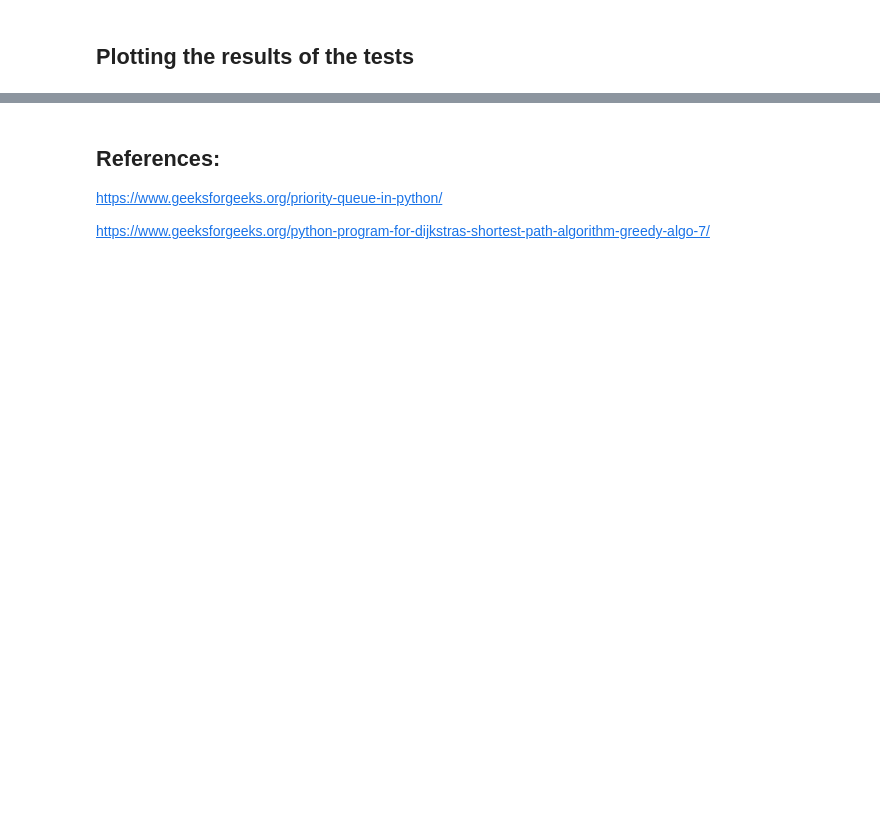
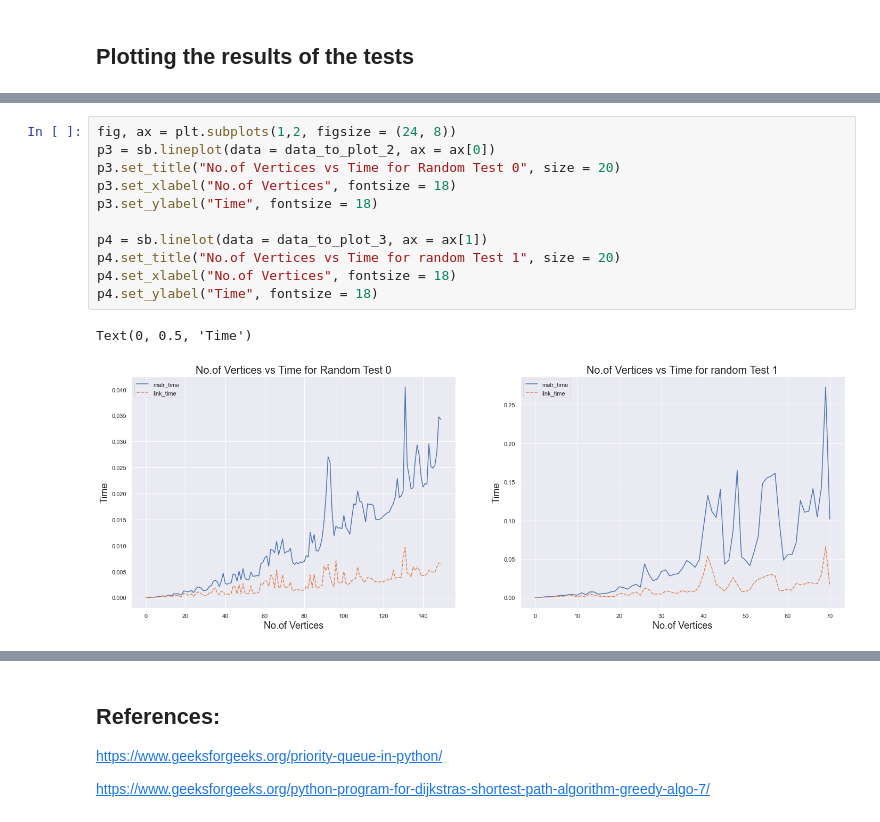
Before and after one commit to Kiriketsuki/CZ2101, a Jupyter notebook: Lab 2/dijkstra_algo.ipynb, the cells around one changed output, grey strips where cells are left out. Drawn from its saved outputs; the diff is of its cells as text; blank space fills up the shorter version.

```diff
--- a/Lab 2/dijkstra_algo.ipynb
+++ b/Lab 2/dijkstra_algo.ipynb
@@ -628,0 +688,14 @@ sb.lineplot(data = results_1, x = "vertices", y = "link_time", ax = ax[1])
+# %%
+fig, ax = plt.subplots(1,2, figsize = (24, 8))
+p3 = sb.lineplot(data = data_to_plot_2, ax = ax[0])
+p3.set_title("No.of Vertices vs Time for Random Test 0", size = 20)
+p3.set_xlabel("No.of Vertices", fontsize = 18)
+p3.set_ylabel("Time", fontsize = 18)
+
+p4 = sb.linelot(data = data_to_plot_3, ax = ax[1])
+p4.set_title("No.of Vertices vs Time for random Test 1", size = 20)
+p4.set_xlabel("No.of Vertices", fontsize = 18)
+p4.set_ylabel("Time", fontsize = 18)
+# %% [output]
+Text(0, 0.5, 'Time')
+[figure, added]
```
Also changed, not shown: parts of 13 cells of this notebook.
